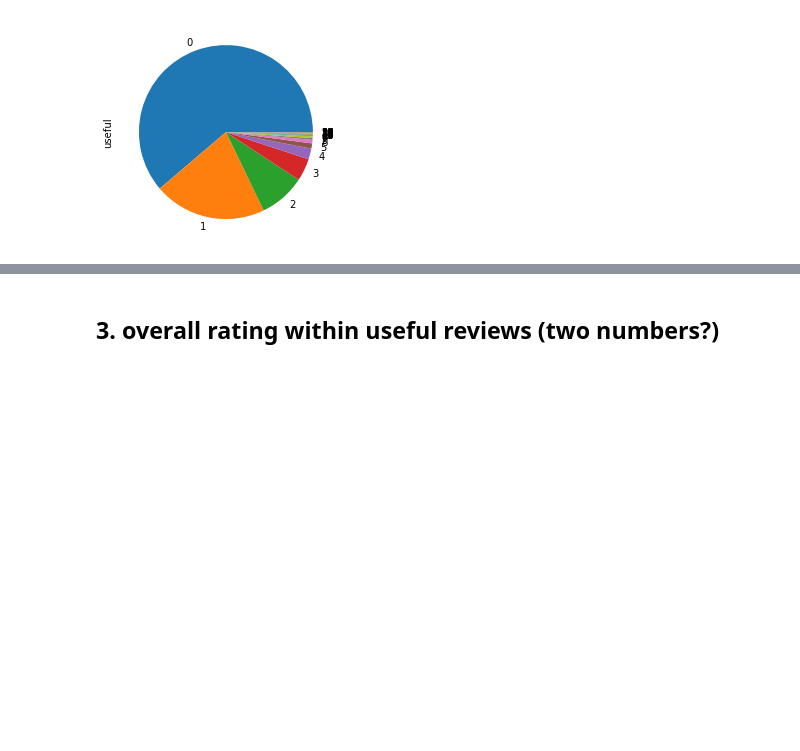
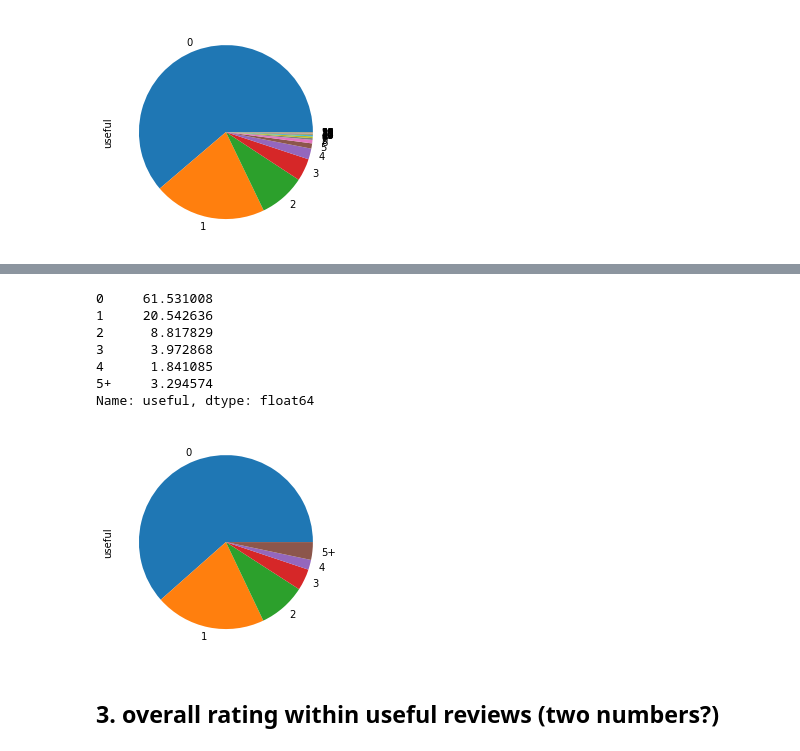
Before and after one commit to dliu9999/DSC106-Final-Project, a Jupyter notebook: yelp.ipynb, the cells around one changed output, grey strips where cells are left out. Drawn from its saved outputs; the diff is of its cells as text; code cells hidden in the pictures; blank space fills up the shorter version.

```diff
--- a/yelp.ipynb
+++ b/yelp.ipynb
@@ -50,3 +65,16 @@ reviews.useful.value_counts().plot.pie(); # maybe bin the usefuls
+# %%
+hort_use = horton_reviews.useful.apply(lambda x: str(x) if x < 5 else '5+')
+display(hort_use.value_counts(normalize=True).sort_index() * 100)
+hort_use.value_counts().sort_index().plot.pie();
+# %% [output]
+0     61.531008
+1     20.542636
+2      8.817829
+3      3.972868
+4      1.841085
+5+     3.294574
+Name: useful, dtype: float64
+[figure, added]
 # %% [markdown]
 ## 3. overall rating within useful reviews (two numbers?)
 # %%
```
Also changed, not shown: parts of 13 cells of this notebook.
